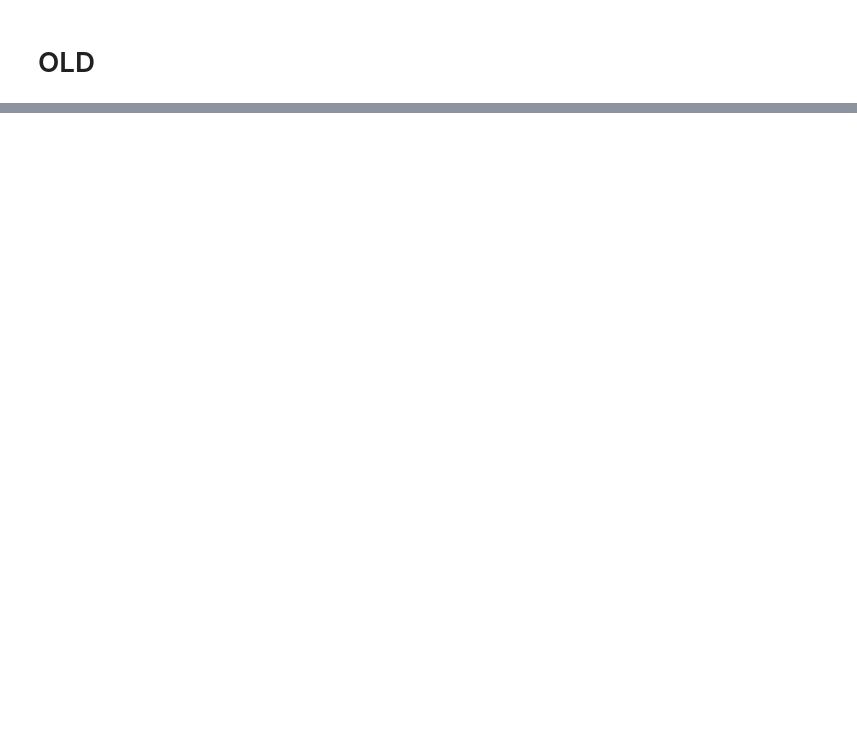
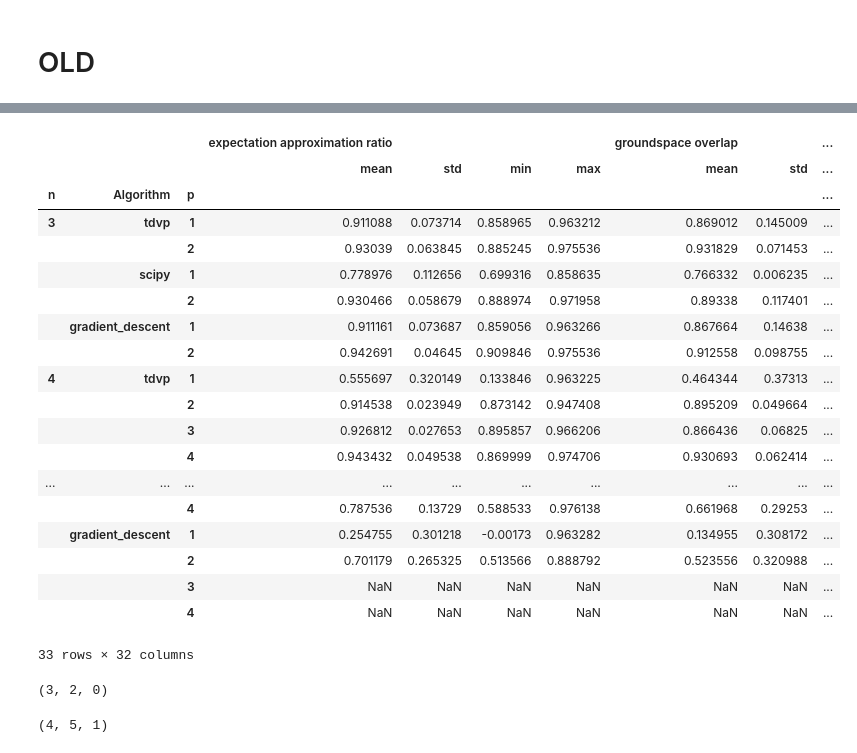
Before and after one commit to LeonhardRichter/TDVP_and_QAOA, a Jupyter notebook: data_processing.ipynb, the cells around one changed output, grey strips where cells are left out. Saved outputs shown, nothing was run; the diff lists cells and outputs as text; code cells hidden in the pictures; blank space fills up the shorter version.

```diff
--- a/data_processing.ipynb
+++ b/data_processing.ipynb
@@ -423,0 +589,32 @@ if True:
+# %%
+for n,a,i in stat.index:
+    if n==3:
+        source = stats3
+    elif n==4:
+        source = stats4
+    else:
+        source = stats5
+    stat.loc[n,a,i] = source.loc[a,i]
+# %%
+stat
+# %% [output]
+|  |  |  | expectation approximation ratio |  |  |  | groundspace overlap |  | ... |
+|  |  |  | mean | std | min | max | mean | std | ... |
+| n | Algorithm | p |  |  |  |  |  |  | ... |
+| 3 | tdvp | 1 | 0.911088 | 0.073714 | 0.858965 | 0.963212 | 0.869012 | 0.145009 | ... |
+|  |  | 2 | 0.93039 | 0.063845 | 0.885245 | 0.975536 | 0.931829 | 0.071453 | ... |
+|  | scipy | 1 | 0.778976 | 0.112656 | 0.699316 | 0.858635 | 0.766332 | 0.006235 | ... |
+|  |  | 2 | 0.930466 | 0.058679 | 0.888974 | 0.971958 | 0.89338 | 0.117401 | ... |
+|  | gradient_descent | 1 | 0.911161 | 0.073687 | 0.859056 | 0.963266 | 0.867664 | 0.14638 | ... |
+|  |  | 2 | 0.942691 | 0.04645 | 0.909846 | 0.975536 | 0.912558 | 0.098755 | ... |
+| 4 | tdvp | 1 | 0.555697 | 0.320149 | 0.133846 | 0.963225 | 0.464344 | 0.37313 | ... |
+|  |  | 2 | 0.914538 | 0.023949 | 0.873142 | 0.947408 | 0.895209 | 0.049664 | ... |
+|  |  | 3 | 0.926812 | 0.027653 | 0.895857 | 0.966206 | 0.866436 | 0.06825 | ... |
+|  |  | 4 | 0.943432 | 0.049538 | 0.869999 | 0.974706 | 0.930693 | 0.062414 | ... |
+| ... | ... | ... | ... | ... | ... | ... | ... | ... | ... |
+|  |  | 4 | 0.787536 | 0.13729 | 0.588533 | 0.976138 | 0.661968 | 0.29253 | ... |
+|  | gradient_descent | 1 | 0.254755 | 0.301218 | -0.00173 | 0.963282 | 0.134955 | 0.308172 | ... |
+|  |  | 2 | 0.701179 | 0.265325 | 0.513566 | 0.888792 | 0.523556 | 0.320988 | ... |
+|  |  | 3 | NaN | NaN | NaN | NaN | NaN | NaN | ... |
+|  |  | 4 | NaN | NaN | NaN | NaN | NaN | NaN | ... |
+33 rows × 32 columns
@@ -423,0 +630,8 @@ if True:
+# %%
+max(gd_vs_tdvp.index, key=lambda idx: gd_vs_tdvp.loc[idx])
+# %% [output]
+(3, 2, 0)
+# %%
+max(scipy_vs_tdvp.index, key=lambda idx: scipy_vs_tdvp.loc[idx])
+# %% [output]
+(4, 5, 1)
```
Also changed, not shown: parts of 32 cells of this notebook, 6 other files.
